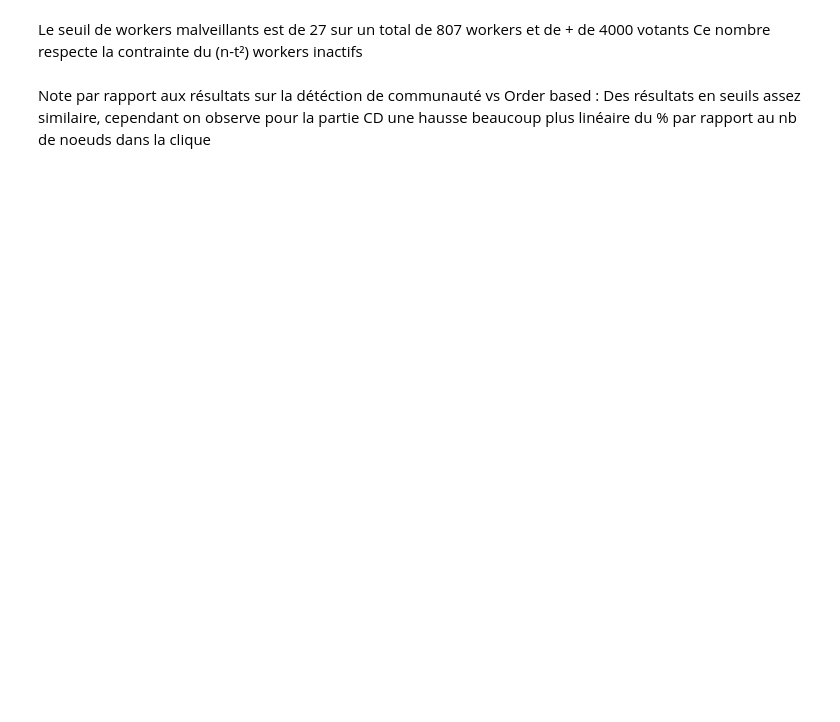
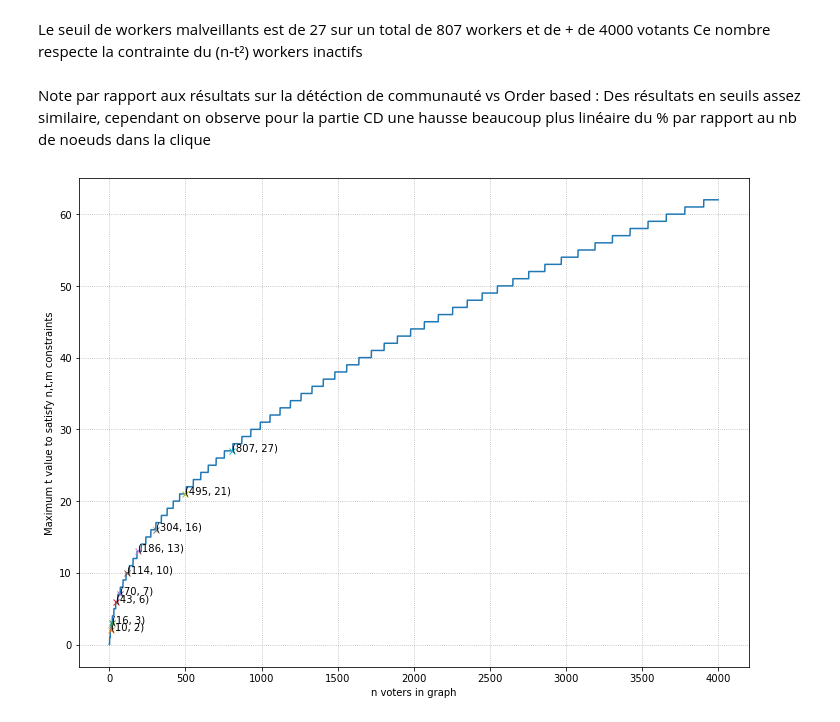
Before and after one commit to mbettinger/collusion-resistant-worker-set-selection, a Jupyter notebook: notebooks/experimentation_analysis.ipynb, the cells around one changed output. Cells and saved outputs as stored; diff of their text form; code cells hidden in the pictures; blank space fills up the shorter version.

```diff
--- a/notebooks/experimentation_analysis.ipynb
+++ b/notebooks/experimentation_analysis.ipynb
@@ -242,3 +259,27 @@ Le seuil de workers malveillants est de 27 sur un total de 807 workers et de + d
 Ce nombre respecte la contrainte du (n-t²) workers inactifs
 # %% [markdown]
 Note par rapport aux résultats sur la détéction de communauté vs Order based : Des résultats en seuils assez similaire, cependant on observe pour la partie CD une hausse beaucoup plus linéaire du % par rapport au nb de noeuds dans la clique
+# %%
+import numpy.polynomial.polynomial as nppol
+def maxTbyParticipantsCount(maxParticipants, interestValues,figax=(None,None), imgPath=None):
+    assert all([i <=maxParticipants for i in interestValues])
+    fig, ax=plt.subplots(nrows=1,ncols=1, figsize=(12,9))
+    racPosMaxT=lambda x:int(nppol.polyroots([-x, 1, 1])[1])
+    maxTs=[racPosMaxT(x) for x in range(maxParticipants+1)]
+
+    ax.plot(range(maxParticipants+1),maxTs)
+    ax.set_xlabel("n voters in graph")
+    ax.set_ylabel("Maximum t value to satisfy n,t,m constraints")
+    ax.grid(linestyle=':')
+
+    for value in interestValues:
+        maxT=maxTs[value]
+        ax.plot(value,maxT, marker='x', label="()")
+        ax.annotate('(%s, %s)' % (value,maxT), xy=(value,maxT), textcoords='data')
+    if imgPath is not None:
+        fig.savefig(imgPath)
+    #plt.close(fig)
+# %%
+maxTbyParticipantsCount(4000,[10,16,43,70,114,186,304,495,807])
+# %% [output]
+[figure, added]
```
Also changed, not shown: parts of 16 cells of this notebook, 8 other files.
